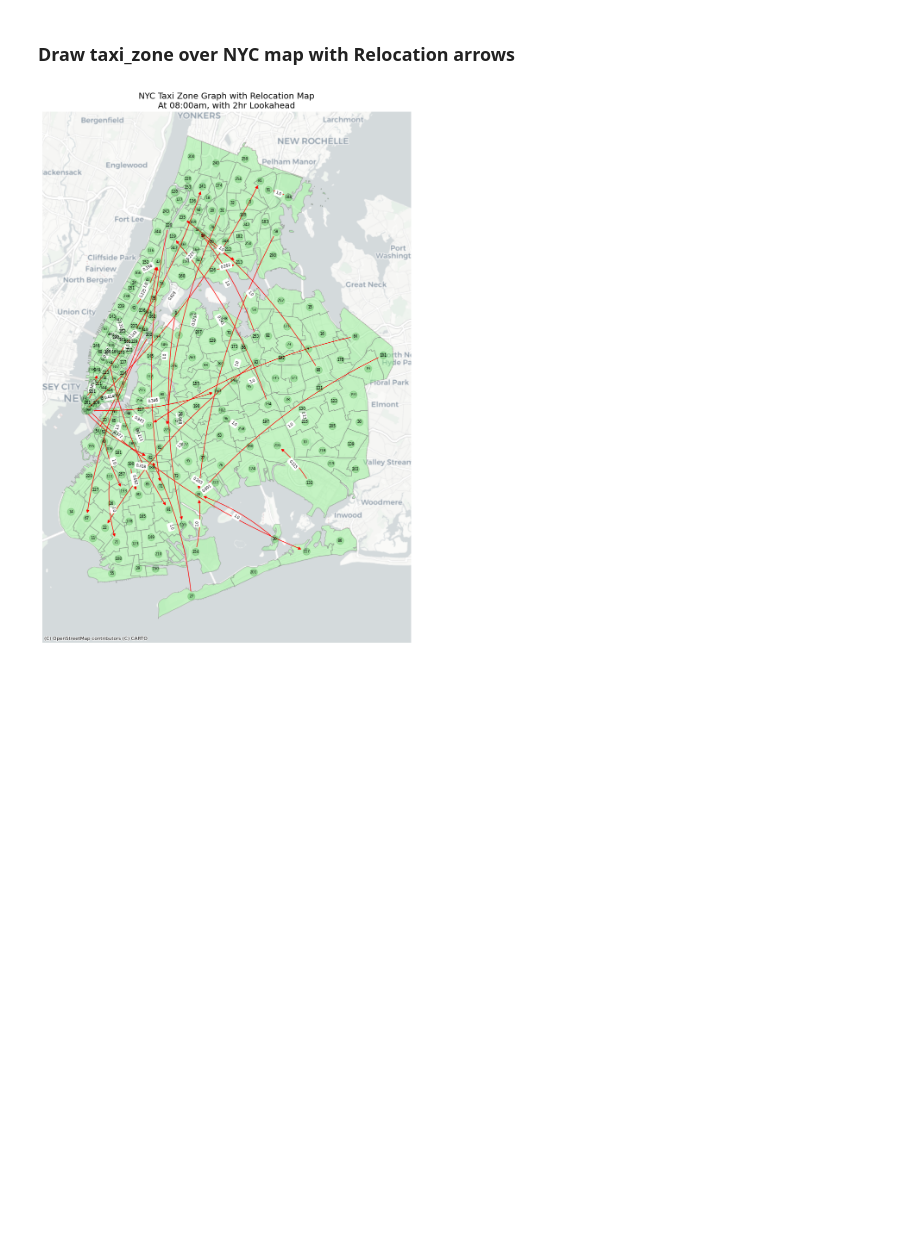
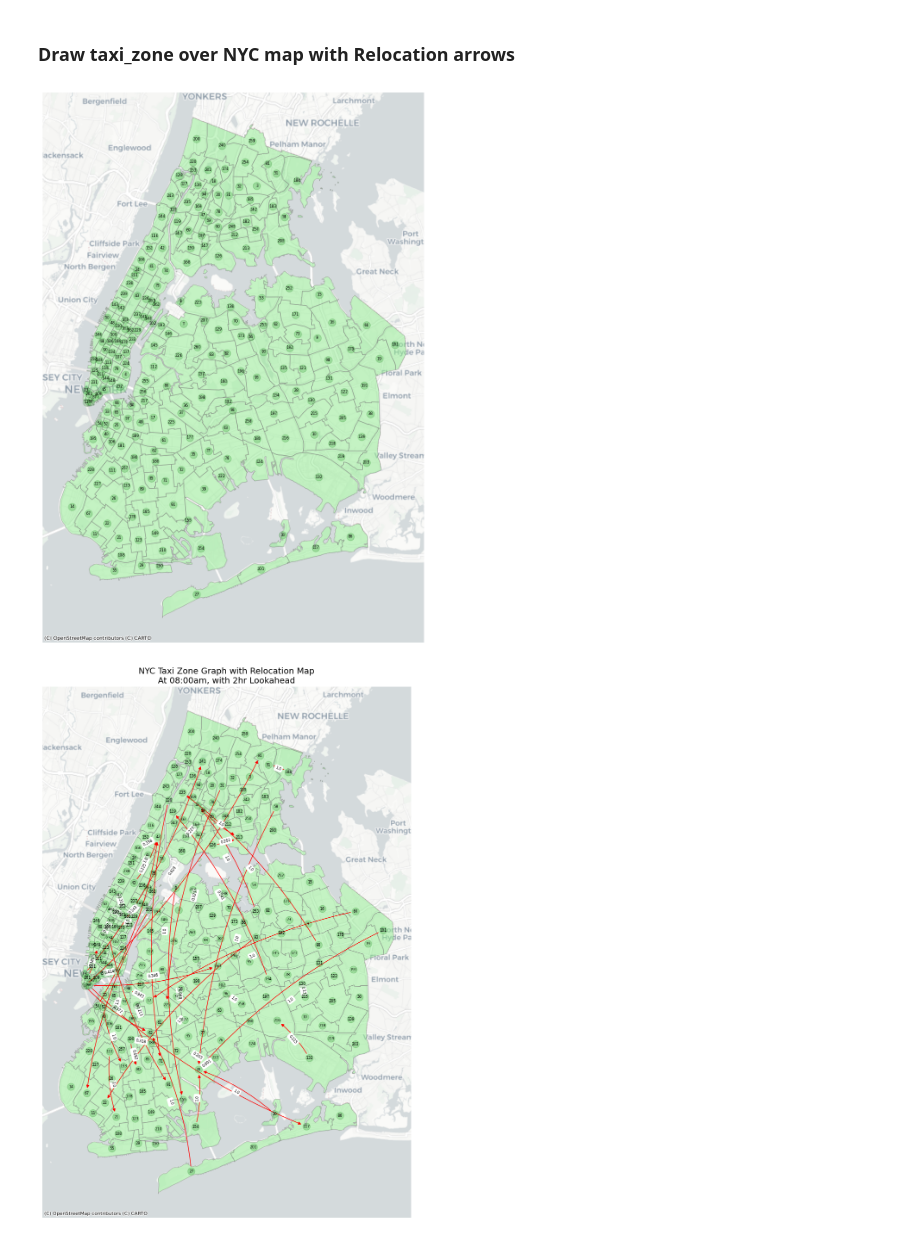
Before and after one commit to Readilyield/Robotaxi_Reposition_Project, a Jupyter notebook: nyc_trip/Visualize_Relocation_Map.ipynb, the cells around one changed output. Cells and saved outputs as stored; diff of their text form; code cells hidden in the pictures; blank space fills up the shorter version.

```diff
--- a/nyc_trip/Visualize_Relocation_Map.ipynb
+++ b/nyc_trip/Visualize_Relocation_Map.ipynb
@@ -58,7 +58,7 @@ def find_timeofday(time_step, delta):
         hours = 12
     return f"{hours:02}:{minutes:02}{ampm}"
 
-def draw_relocation_network(Q, gdf, time_step=24):
+def draw_relocation_network(Q, gdf, time_step=24, no_arrow=False):
     # Step 1: Construct relocation mapping excluding diagonal entries
     Q = Q[time_step]
     non_zero_indices = np.argwhere(Q > 0)
@@ -125,8 +125,14 @@ def draw_relocation_network(Q, gdf, time_step=24):
 
     ctx.add_basemap(ax, source=ctx.providers.CartoDB.Positron, crs=gdf.crs)
     ax.set_axis_off()
-    plt.title(f"NYC Taxi Zone Graph with Relocation Map\nAt {find_timeofday(time_step, Delta)}, with 2hr Lookahead", fontsize=14)
+    if not no_arrow:
+        plt.title(f"NYC Taxi Zone Graph with Relocation Map\nAt {find_timeofday(time_step, Delta)}, with 2hr Lookahead", fontsize=14)
     plt.show()
+# %%
+Q_zero = np.zeros((24, 234, 234))
+draw_relocation_network(Q_zero, gdf, time_step=8, True)
+# %% [output]
+[figure, added]
 # %%
 t = 8
 Q_filter = np.copy(Q)
```
Also changed, not shown: 3 other files.
